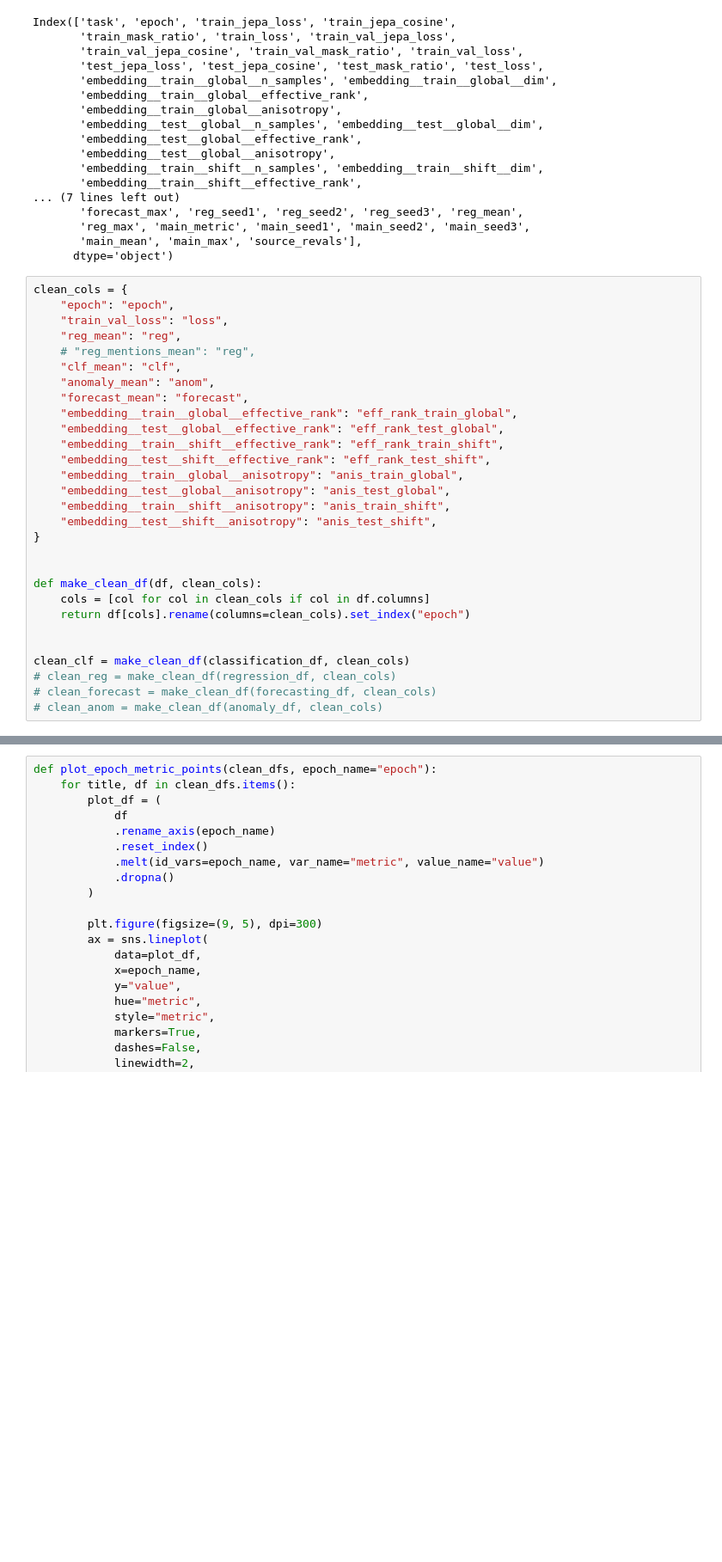
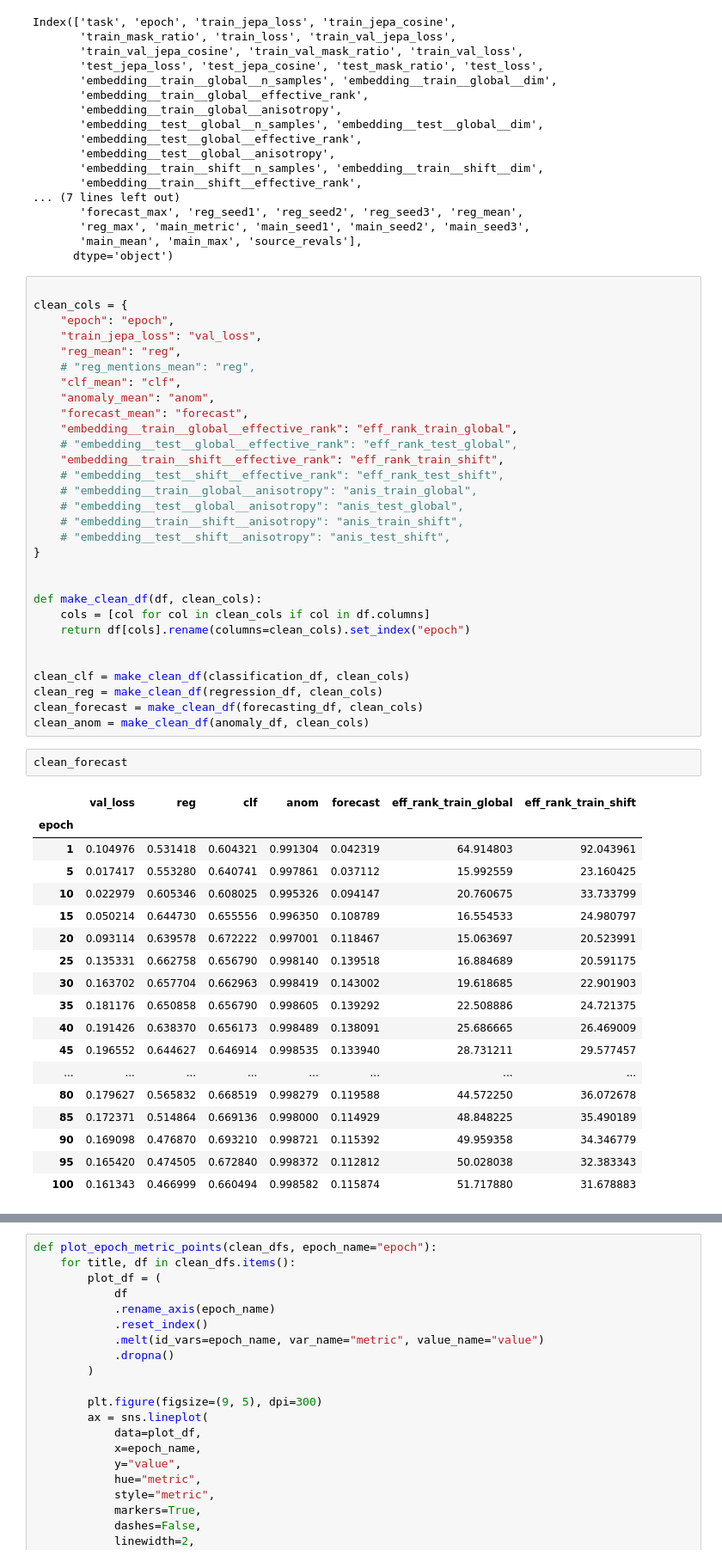
Before and after one commit to On-Point-RND/ESdB-Embeddings-for-Sequential-data-Benchmark, a Jupyter notebook: notebooks/correlation_analisys/corr.ipynb, the cells around one changed output, grey strips where cells are left out. Shown at 86% size. Drawn from its saved outputs; the diff is of its cells as text; blank space fills up the shorter version.

```diff
--- a/notebooks/correlation_analisys/corr.ipynb
+++ b/notebooks/correlation_analisys/corr.ipynb
@@ -223,22 +223,23 @@ Index(['task', 'epoch', 'train_jepa_loss', 'train_jepa_cosine',
        'main_mean', 'main_max', 'source_revals'],
       dtype='object')
 # %%
+
 clean_cols = {
     "epoch": "epoch",
-    "train_val_loss": "loss",
+    "train_jepa_loss": "val_loss",
     "reg_mean": "reg",
     # "reg_mentions_mean": "reg",
     "clf_mean": "clf",
     "anomaly_mean": "anom",
     "forecast_mean": "forecast",
     "embedding__train__global__effective_rank": "eff_rank_train_global",
-    "embedding__test__global__effective_rank": "eff_rank_test_global",
+    # "embedding__test__global__effective_rank": "eff_rank_test_global",
     "embedding__train__shift__effective_rank": "eff_rank_train_shift",
-    "embedding__test__shift__effective_rank": "eff_rank_test_shift",
-    "embedding__train__global__anisotropy": "anis_train_global",
-    "embedding__test__global__anisotropy": "anis_test_global",
-    "embedding__train__shift__anisotropy": "anis_train_shift",
-    "embedding__test__shift__anisotropy": "anis_test_shift",
+    # "embedding__test__shift__effective_rank": "eff_rank_test_shift",
+    # "embedding__train__global__anisotropy": "anis_train_global",
+    # "embedding__test__global__anisotropy": "anis_test_global",
+    # "embedding__train__shift__anisotropy": "anis_train_shift",
+    # "embedding__test__shift__anisotropy": "anis_test_shift",
 }
 
 
@@ -248,9 +249,30 @@ def make_clean_df(df, clean_cols):
 
 
 clean_clf = make_clean_df(classification_df, clean_cols)
-# clean_reg = make_clean_df(regression_df, clean_cols)
-# clean_forecast = make_clean_df(forecasting_df, clean_cols)
-# clean_anom = make_clean_df(anomaly_df, clean_cols)
+clean_reg = make_clean_df(regression_df, clean_cols)
+clean_forecast = make_clean_df(forecasting_df, clean_cols)
+clean_anom = make_clean_df(anomaly_df, clean_cols)
+# %%
+clean_forecast
+# %% [output]
+|  | val_loss | reg | clf | anom | forecast | eff_rank_train_global | eff_rank_train_shift |
+| epoch |  |  |  |  |  |  |  |
+| 1 | 0.104976 | 0.531418 | 0.604321 | 0.991304 | 0.042319 | 64.914803 | 92.043961 |
+| 5 | 0.017417 | 0.553280 | 0.640741 | 0.997861 | 0.037112 | 15.992559 | 23.160425 |
+| 10 | 0.022979 | 0.605346 | 0.608025 | 0.995326 | 0.094147 | 20.760675 | 33.733799 |
+| 15 | 0.050214 | 0.644730 | 0.655556 | 0.996350 | 0.108789 | 16.554533 | 24.980797 |
+| 20 | 0.093114 | 0.639578 | 0.672222 | 0.997001 | 0.118467 | 15.063697 | 20.523991 |
+| 25 | 0.135331 | 0.662758 | 0.656790 | 0.998140 | 0.139518 | 16.884689 | 20.591175 |
+| 30 | 0.163702 | 0.657704 | 0.662963 | 0.998419 | 0.143002 | 19.618685 | 22.901903 |
+| 35 | 0.181176 | 0.650858 | 0.656790 | 0.998605 | 0.139292 | 22.508886 | 24.721375 |
+| 40 | 0.191426 | 0.638370 | 0.656173 | 0.998489 | 0.138091 | 25.686665 | 26.469009 |
+| 45 | 0.196552 | 0.644627 | 0.646914 | 0.998535 | 0.133940 | 28.731211 | 29.577457 |
+| ... | ... | ... | ... | ... | ... | ... | ... |
+| 80 | 0.179627 | 0.565832 | 0.668519 | 0.998279 | 0.119588 | 44.572250 | 36.072678 |
+| 85 | 0.172371 | 0.514864 | 0.669136 | 0.998000 | 0.114929 | 48.848225 | 35.490189 |
+| 90 | 0.169098 | 0.476870 | 0.693210 | 0.998721 | 0.115392 | 49.959358 | 34.346779 |
+| 95 | 0.165420 | 0.474505 | 0.672840 | 0.998372 | 0.112812 | 50.028038 | 32.383343 |
+| 100 | 0.161343 | 0.466999 | 0.660494 | 0.998582 | 0.115874 | 51.717880 | 31.678883 |
 # %%
 P_VALUE_WARN_THRESHOLD = 0.05
 
```
Also changed, not shown: parts of 4 cells of this notebook.
